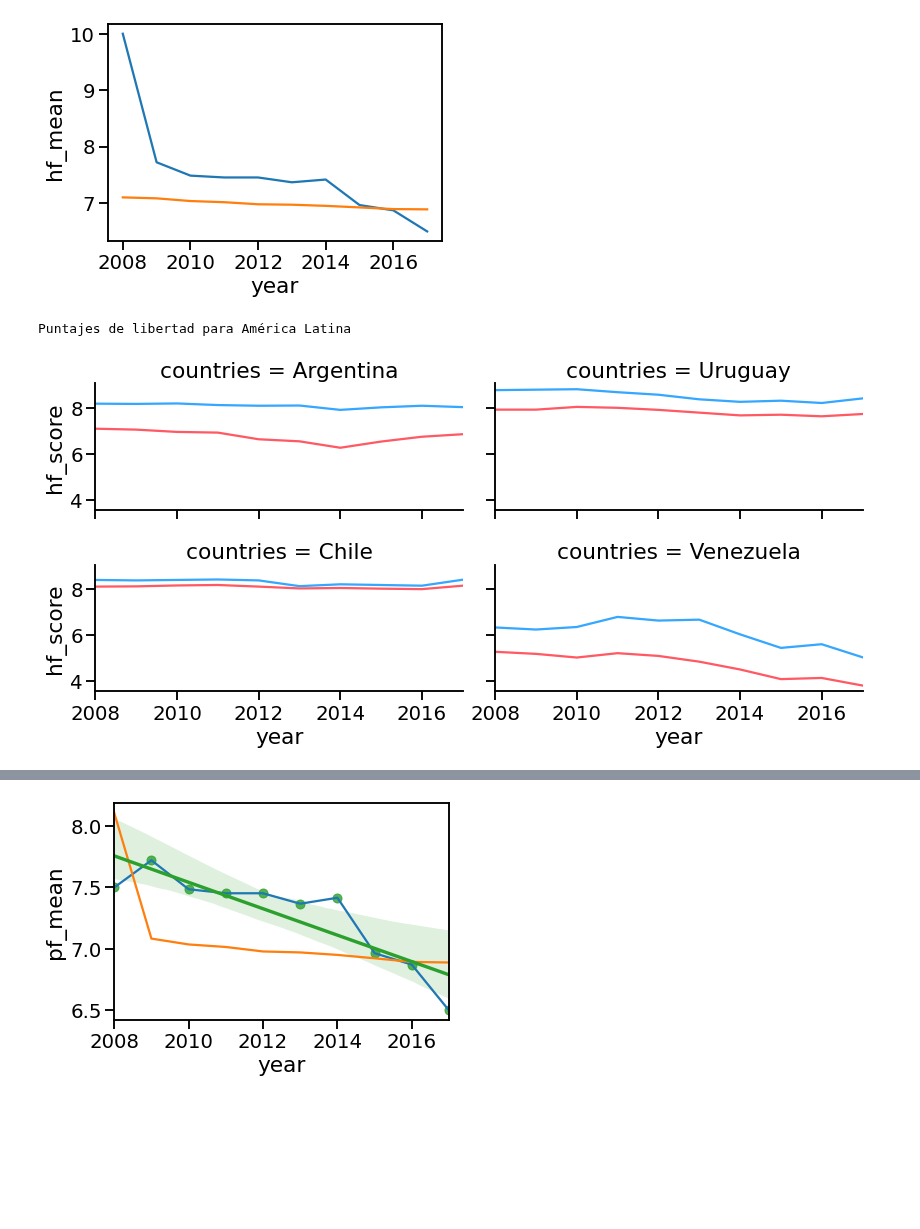
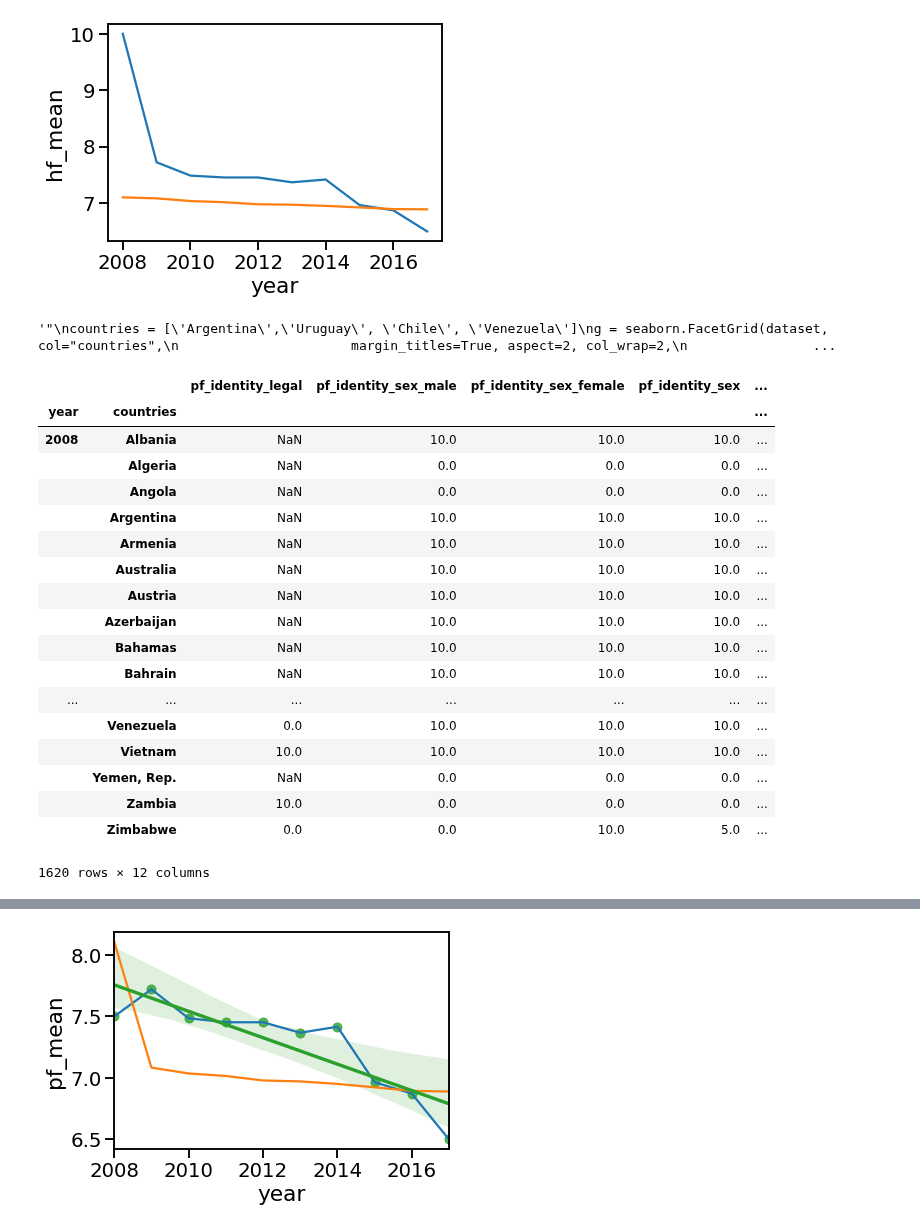
Before and after one commit to diplodatos2020-grupo5/AnalisisyVisualizacion, a Jupyter notebook: practico.ipynb, the cells around one changed output, grey strips where cells are left out. Drawn from its saved outputs; the diff is of its cells as text; code cells hidden in the pictures; blank space fills up the shorter version.

```diff
--- a/practico.ipynb
+++ b/practico.ipynb
@@ -490,6 +468,7 @@ hf_arg_plot = seaborn.lineplot(x="year", y="hf_mean", data=hf_arg)
 [figure]
 # %%
 #no entendemos este código
+""""
 countries = ['Argentina','Uruguay', 'Chile', 'Venezuela']
 g = seaborn.FacetGrid(dataset, col="countries",
                       margin_titles=True, aspect=2, col_wrap=2,
@@ -499,9 +478,33 @@ g.map(seaborn.lineplot, "year", "hf_score", color=RED)
 g.set(xlim=(2008, 2017))
 
 print('Puntajes de libertad para América Latina');
+"""
 # %% [output]
-Puntajes de libertad para América Latina
+'"\ncountries = [\'Argentina\',\'Uruguay\', \'Chile\', \'Venezuela\']\ng = seaborn.FacetGrid(dataset, col="countries",\n                      margin_titles=True, aspect=2, col_wrap=2,\n                ...
-[figure, removed]
+# %%
+data_latams = dataset.groupby(["year", "countries"]).mean()
+data_latams
+#.get_group((2014,"Argentina"))
+# %% [output]
+|  |  | pf_identity_legal | pf_identity_sex_male | pf_identity_sex_female | pf_identity_sex | ... |
+| year | countries |  |  |  |  | ... |
+| 2008 | Albania | NaN | 10.0 | 10.0 | 10.0 | ... |
+|  | Algeria | NaN | 0.0 | 0.0 | 0.0 | ... |
+|  | Angola | NaN | 0.0 | 0.0 | 0.0 | ... |
+|  | Argentina | NaN | 10.0 | 10.0 | 10.0 | ... |
+|  | Armenia | NaN | 10.0 | 10.0 | 10.0 | ... |
+|  | Australia | NaN | 10.0 | 10.0 | 10.0 | ... |
+|  | Austria | NaN | 10.0 | 10.0 | 10.0 | ... |
+|  | Azerbaijan | NaN | 10.0 | 10.0 | 10.0 | ... |
+|  | Bahamas | NaN | 10.0 | 10.0 | 10.0 | ... |
+|  | Bahrain | NaN | 10.0 | 10.0 | 10.0 | ... |
+| ... | ... | ... | ... | ... | ... | ... |
+|  | Venezuela | 0.0 | 10.0 | 10.0 | 10.0 | ... |
+|  | Vietnam | 10.0 | 10.0 | 10.0 | 10.0 | ... |
+|  | Yemen, Rep. | NaN | 0.0 | 0.0 | 0.0 | ... |
+|  | Zambia | 10.0 | 0.0 | 0.0 | 0.0 | ... |
+|  | Zimbabwe | 0.0 | 0.0 | 10.0 | 5.0 | ... |
+1620 rows × 12 columns
 # %%
 #no entendemos este código
 g = seaborn.FacetGrid(dataset, col="countries",
```
Also changed, not shown: parts of 10 cells of this notebook.
